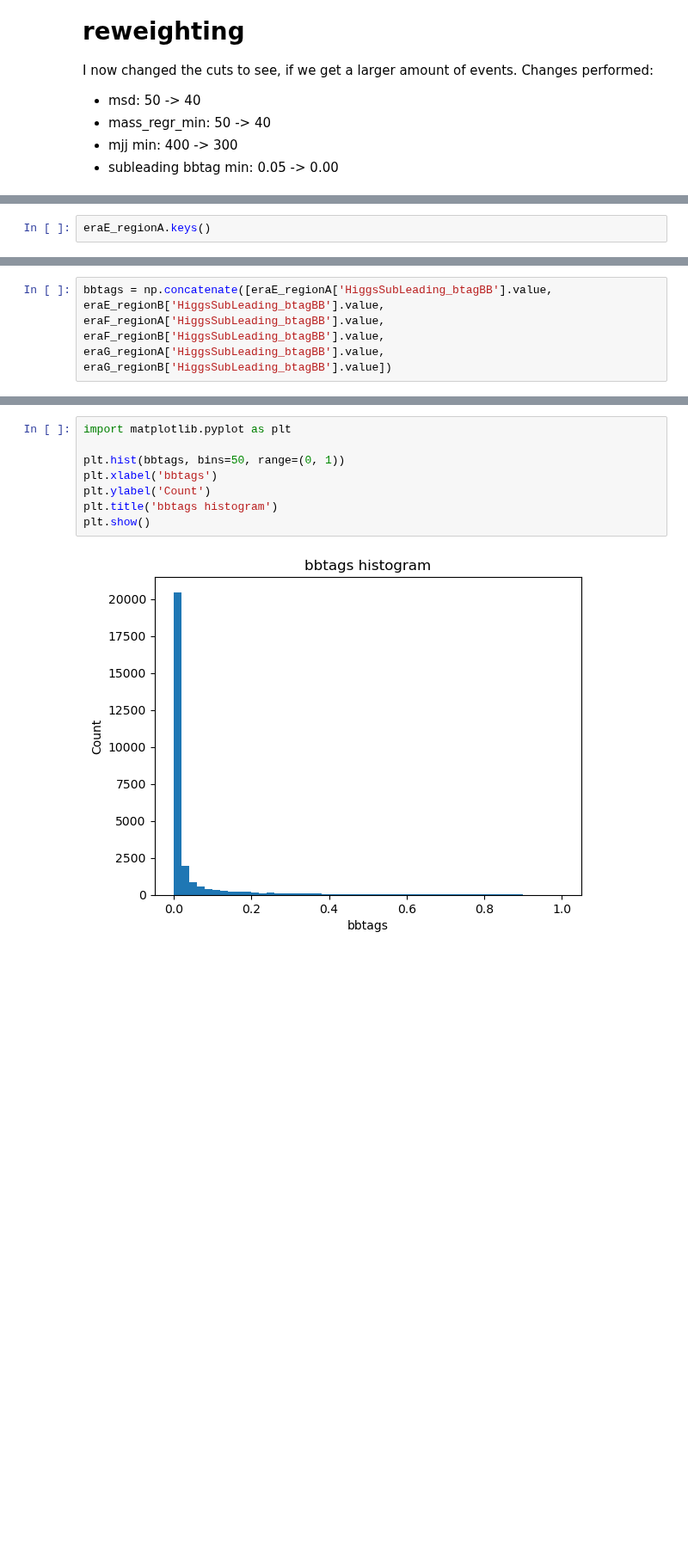
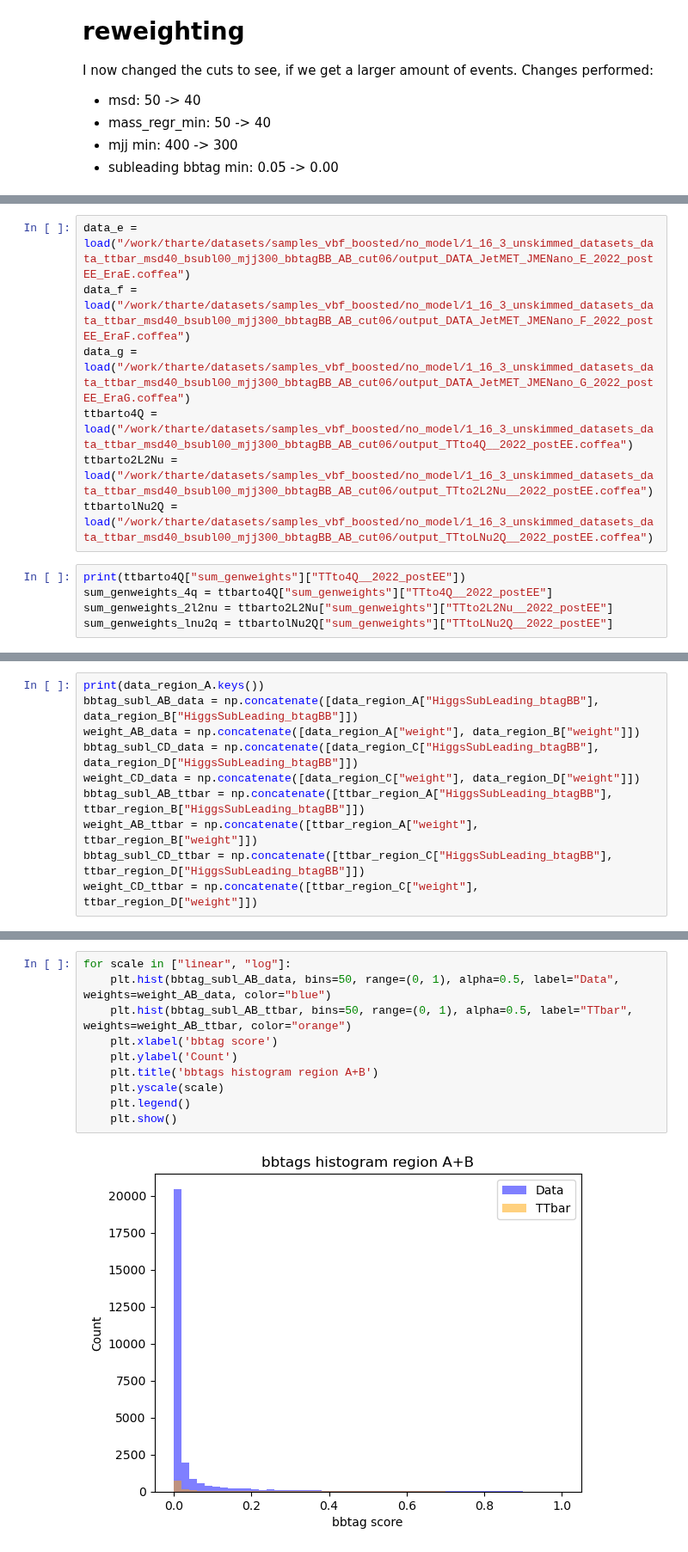
Before and after one commit to matteomalucchi/AnalysisConfigs, a Jupyter notebook: notebooks/boosted_vbf_ggf.ipynb, the cells around one changed output, grey strips where cells are left out. Shown at 86% size. Drawn from its saved outputs; the diff is of its cells as text; blank space fills up the shorter version.

```diff
--- a/notebooks/boosted_vbf_ggf.ipynb
+++ b/notebooks/boosted_vbf_ggf.ipynb
@@ -180,3 +170,13 @@ eraG_regionB = data_g["columns"]['DATA_JetMET_JMENano_G']['DATA_JetMET_JMENano_G
+# %%
+data_e = load("/work/tharte/datasets/samples_vbf_boosted/no_model/1_16_3_unskimmed_datasets_data_ttbar_msd40_bsubl00_mjj300_bbtagBB_AB_cut06/output_DATA_JetMET_JMENano_E_2022_postEE_EraE.coffea")
+data_f = load("/work/tharte/datasets/samples_vbf_boosted/no_model/1_16_3_unskimmed_datasets_data_ttbar_msd40_bsubl00_mjj300_bbtagBB_AB_cut06/output_DATA_JetMET_JMENano_F_2022_postEE_EraF.coffea")
+data_g = load("/work/tharte/datasets/samples_vbf_boosted/no_model/1_16_3_unskimmed_datasets_data_ttbar_msd40_bsubl00_mjj300_bbtagBB_AB_cut06/output_DATA_JetMET_JMENano_G_2022_postEE_EraG.coffea")
+ttbarto4Q = load("/work/tharte/datasets/samples_vbf_boosted/no_model/1_16_3_unskimmed_datasets_data_ttbar_msd40_bsubl00_mjj300_bbtagBB_AB_cut06/output_TTto4Q__2022_postEE.coffea")
+ttbarto2L2Nu = load("/work/tharte/datasets/samples_vbf_boosted/no_model/1_16_3_unskimmed_datasets_data_ttbar_msd40_bsubl00_mjj300_bbtagBB_AB_cut06/output_TTto2L2Nu__2022_postEE.coffea")
+ttbartolNu2Q = load("/work/tharte/datasets/samples_vbf_boosted/no_model/1_16_3_unskimmed_datasets_data_ttbar_msd40_bsubl00_mjj300_bbtagBB_AB_cut06/output_TTtoLNu2Q__2022_postEE.coffea")
 # %%
-eraE_regionA.keys()
+print(ttbarto4Q["sum_genweights"]["TTto4Q__2022_postEE"])
+sum_genweights_4q = ttbarto4Q["sum_genweights"]["TTto4Q__2022_postEE"]
+sum_genweights_2l2nu = ttbarto2L2Nu["sum_genweights"]["TTto2L2Nu__2022_postEE"]
+sum_genweights_lnu2q = ttbartolNu2Q["sum_genweights"]["TTtoLNu2Q__2022_postEE"]
 # %% [output]
@@ -184,2 +285,10 @@ dict_keys(['weight', 'events_event', 'JetGoodVBF_N', 'JetGoodVBF_eta', 'JetGoodV
 # %%
-bbtags = np.concatenate([eraE_regionA['HiggsSubLeading_btagBB'].value, eraE_regionB['HiggsSubLeading_btagBB'].value, eraF_regionA['HiggsSubLeading_btagBB'].value, eraF_regionB['HiggsSubLeading_btagBB'].value, eraG_regionA['HiggsSubLeading_btagBB'].value, eraG_regionB['HiggsSubLeading_btagBB'].value])
+print(data_region_A.keys())
+bbtag_subl_AB_data = np.concatenate([data_region_A["HiggsSubLeading_btagBB"], data_region_B["HiggsSubLeading_btagBB"]])
+weight_AB_data = np.concatenate([data_region_A["weight"], data_region_B["weight"]])
+bbtag_subl_CD_data = np.concatenate([data_region_C["HiggsSubLeading_btagBB"], data_region_D["HiggsSubLeading_btagBB"]])
+weight_CD_data = np.concatenate([data_region_C["weight"], data_region_D["weight"]])
+bbtag_subl_AB_ttbar = np.concatenate([ttbar_region_A["HiggsSubLeading_btagBB"], ttbar_region_B["HiggsSubLeading_btagBB"]])
+weight_AB_ttbar = np.concatenate([ttbar_region_A["weight"], ttbar_region_B["weight"]])
+bbtag_subl_CD_ttbar = np.concatenate([ttbar_region_C["HiggsSubLeading_btagBB"], ttbar_region_D["HiggsSubLeading_btagBB"]])
+weight_CD_ttbar = np.concatenate([ttbar_region_C["weight"], ttbar_region_D["weight"]])
@@ -186,10 +297,12 @@ bbtags = np.concatenate([eraE_regionA['HiggsSubLeading_btagBB'].value, eraE_regi
 # %%
-import matplotlib.pyplot as plt
-
-plt.hist(bbtags, bins=50, range=(0, 1))
-plt.xlabel('bbtags')
-plt.ylabel('Count')
-plt.title('bbtags histogram')
-plt.show()
+for scale in ["linear", "log"]:
+    plt.hist(bbtag_subl_AB_data, bins=50, range=(0, 1), alpha=0.5, label="Data", weights=weight_AB_data, color="blue")
+    plt.hist(bbtag_subl_AB_ttbar, bins=50, range=(0, 1), alpha=0.5, label="TTbar", weights=weight_AB_ttbar, color="orange")
+    plt.xlabel('bbtag score')
+    plt.ylabel('Count')
+    plt.title('bbtags histogram region A+B')
+    plt.yscale(scale)
+    plt.legend()
+    plt.show()
 # %% [output]
-[figure, old version]
+[figure, new version]
```
Also changed, not shown: parts of 26 cells of this notebook, 7 other files.
